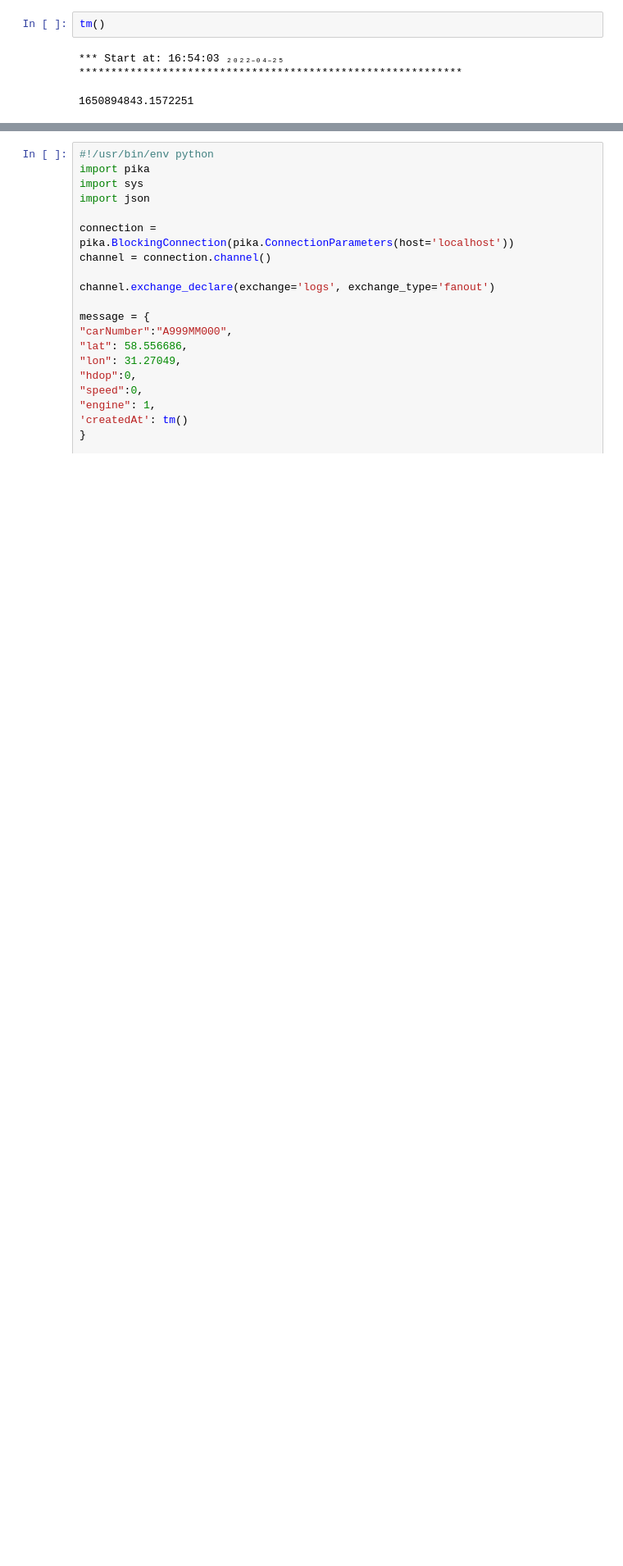
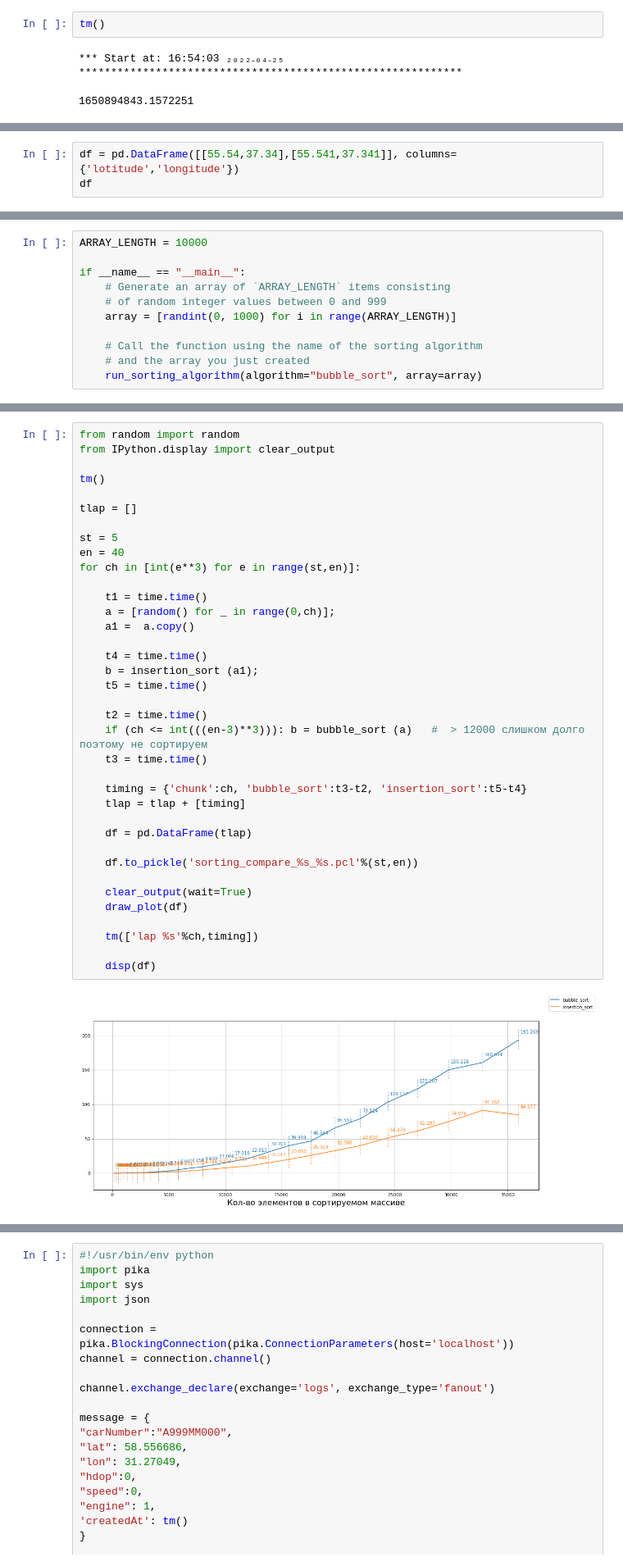
Before and after one commit to codeup1054/jnlab, a Jupyter notebook: 00.tools.ipynb, the cells around one changed output, grey strips where cells are left out. Shown at 82% size. Cells and saved outputs as stored; diff of their text form; blank space fills up the shorter version.

```diff
--- a/00.tools.ipynb
+++ b/00.tools.ipynb
@@ -126,0 +26,3 @@ tm('>>>')
+# %%
+df = pd.DataFrame([[55.54,37.34],[55.541,37.341]], columns={'lotitude','longitude'})
+df
@@ -126,0 +33,11 @@ tm('>>>')
+# %%
+ARRAY_LENGTH = 10000
+
+if __name__ == "__main__":
+    # Generate an array of `ARRAY_LENGTH` items consisting
+    # of random integer values between 0 and 999
+    array = [randint(0, 1000) for i in range(ARRAY_LENGTH)]
+
+    # Call the function using the name of the sorting algorithm
+    # and the array you just created
+    run_sorting_algorithm(algorithm="bubble_sort", array=array)
@@ -126,0 +112,39 @@ tm('>>>')
+# %%
+from random import random
+from IPython.display import clear_output
+
+tm()
+
+tlap = []
+
+st = 5
+en = 40
+for ch in [int(e**3) for e in range(st,en)]:
+
+    t1 = time.time()
+    a = [random() for _ in range(0,ch)];
+    a1 =  a.copy()
+
+    t4 = time.time()
+    b = insertion_sort (a1);
+    t5 = time.time()
+
+    t2 = time.time()
+    if (ch <= int(((en-3)**3))): b = bubble_sort (a)   #  > 12000 слишком долго поэтому не сортируем
+    t3 = time.time()
+
+    timing = {'chunk':ch, 'bubble_sort':t3-t2, 'insertion_sort':t5-t4}
+    tlap = tlap + [timing]
+
+    df = pd.DataFrame(tlap)
+
+    df.to_pickle('sorting_compare_%s_%s.pcl'%(st,en))
+
+    clear_output(wait=True)
+    draw_plot(df)
+
+    tm(['lap %s'%ch,timing])
+
+    disp(df)
+# %% [output]
+[figure, added]
```
Also changed, not shown: parts of 17 cells of this notebook, 5 other files.
